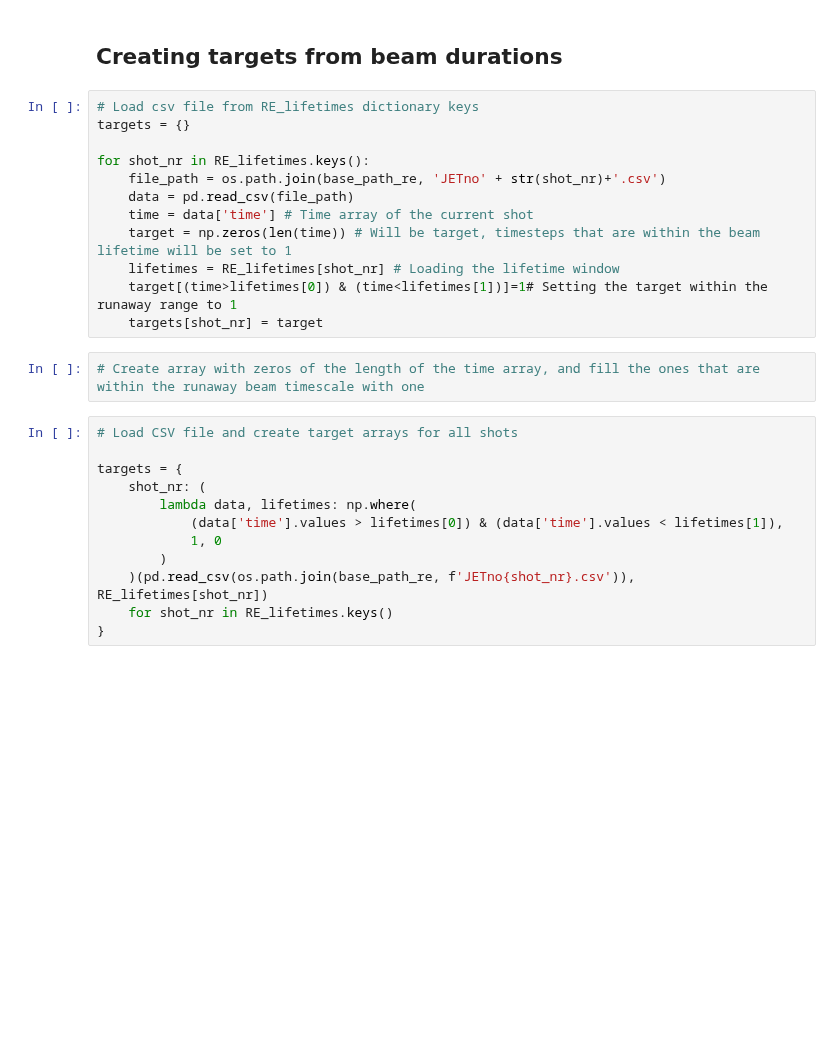
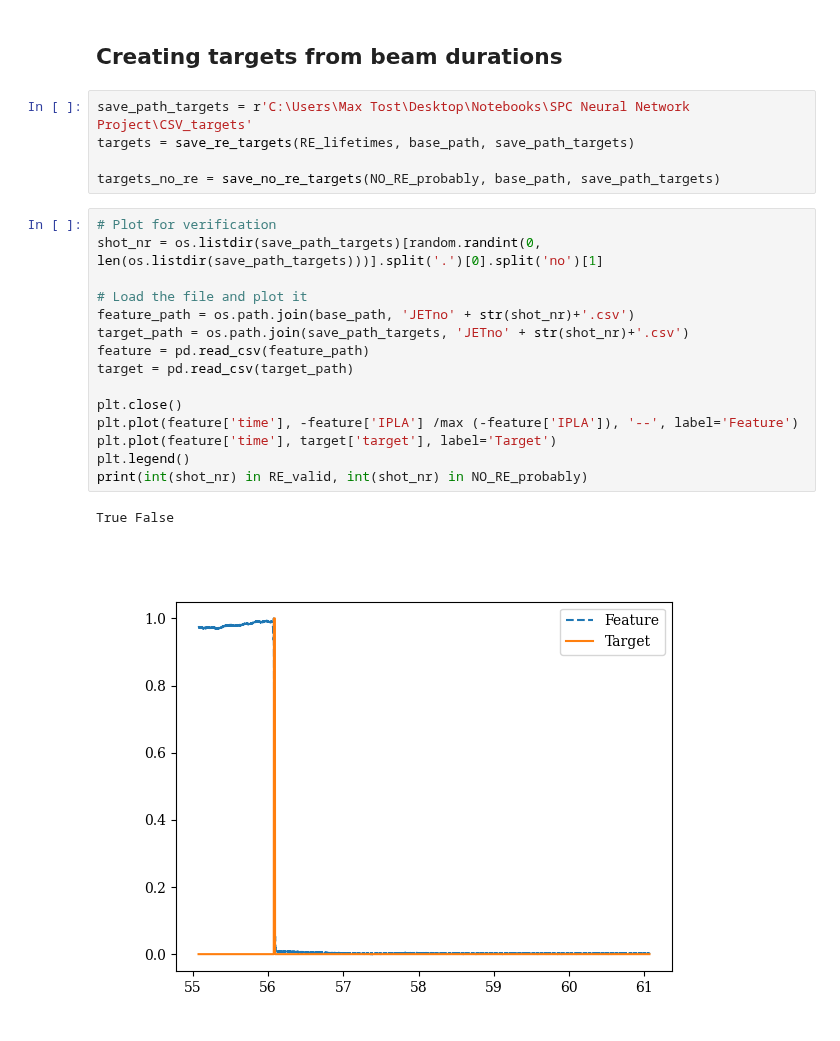
Before and after one commit to maxtost10/SPC-Runaway_Classifier, a Jupyter notebook: Processing_Data/Creating_Labeled_Data.ipynb, the cells around one changed output. Saved outputs shown, nothing was run; the diff lists cells and outputs as text; blank space fills up the shorter version.

```diff
--- a/Processing_Data/Creating_Labeled_Data.ipynb
+++ b/Processing_Data/Creating_Labeled_Data.ipynb
@@ -123,28 +146,25 @@ RE_lifetimes
 # %% [markdown]
 ## Creating targets from beam durations
-# %%
-# Load csv file from RE_lifetimes dictionary keys
-targets = {}
-
-for shot_nr in RE_lifetimes.keys():
-    file_path = os.path.join(base_path_re, 'JETno' + str(shot_nr)+'.csv')
-    data = pd.read_csv(file_path)
-    time = data['time'] # Time array of the current shot
-    target = np.zeros(len(time)) # Will be target, timesteps that are within the beam lifetime will be set to 1
-    lifetimes = RE_lifetimes[shot_nr] # Loading the lifetime window
-    target[(time>lifetimes[0]) & (time<lifetimes[1])]=1# Setting the target within the runaway range to 1
-    targets[shot_nr] = target
-# %%
-# Create array with zeros of the length of the time array, and fill the ones that are within the runaway beam timescale with one
-# %%
-# Load CSV file and create target arrays for all shots
-
-targets = {
-    shot_nr: (
-        lambda data, lifetimes: np.where(
-            (data['time'].values > lifetimes[0]) & (data['time'].values < lifetimes[1]),
-            1, 0
-        )
-    )(pd.read_csv(os.path.join(base_path_re, f'JETno{shot_nr}.csv')), RE_lifetimes[shot_nr])
-    for shot_nr in RE_lifetimes.keys()
-}
+# %%
+save_path_targets = r'C:\Users\Max Tost\Desktop\Notebooks\SPC Neural Network Project\CSV_targets'
+targets = save_re_targets(RE_lifetimes, base_path, save_path_targets)
+
+targets_no_re = save_no_re_targets(NO_RE_probably, base_path, save_path_targets)
+# %%
+# Plot for verification
+shot_nr = os.listdir(save_path_targets)[random.randint(0, len(os.listdir(save_path_targets)))].split('.')[0].split('no')[1]
+
+# Load the file and plot it
+feature_path = os.path.join(base_path, 'JETno' + str(shot_nr)+'.csv')
+target_path = os.path.join(save_path_targets, 'JETno' + str(shot_nr)+'.csv')
+feature = pd.read_csv(feature_path)
+target = pd.read_csv(target_path)
+
+plt.close()
+plt.plot(feature['time'], -feature['IPLA'] /max (-feature['IPLA']), '--', label='Feature')
+plt.plot(feature['time'], target['target'], label='Target')
+plt.legend()
+print(int(shot_nr) in RE_valid, int(shot_nr) in NO_RE_probably)
+# %% [output]
+True False
+[figure, added]
```
Also changed, not shown: parts of 9 cells of this notebook.
